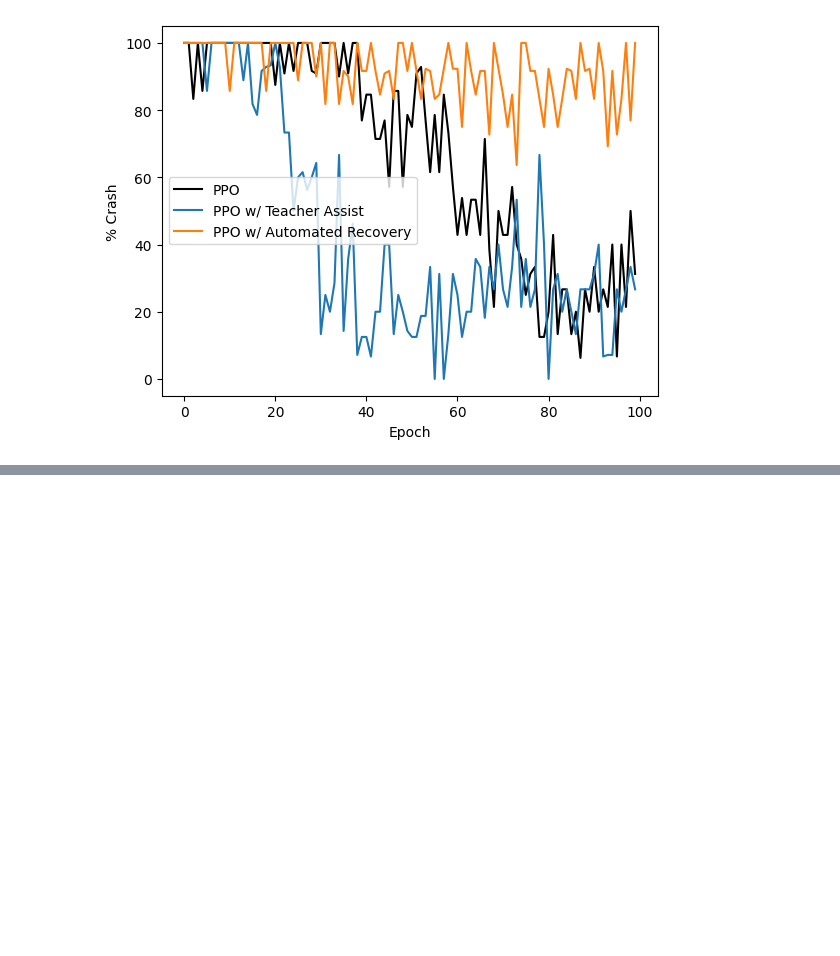
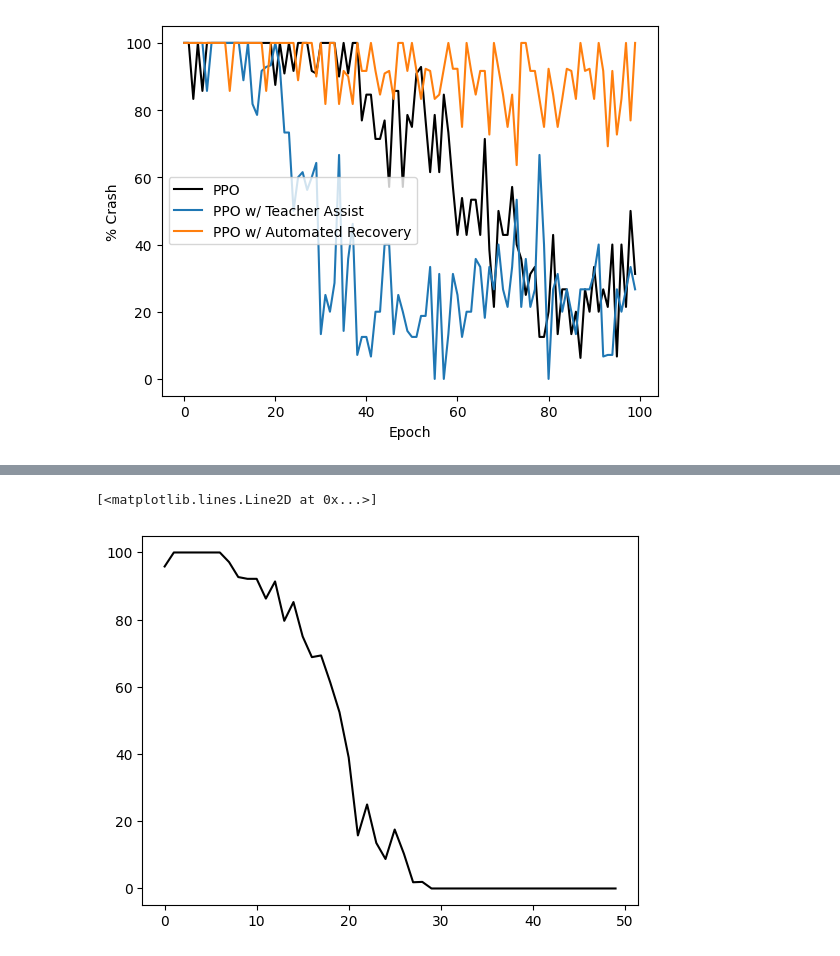
Before and after one commit to YashSax/TVC_RL, a Jupyter notebook: visualize_results.ipynb, the cells around one changed output, grey strips where cells are left out. Saved outputs shown, nothing was run; the diff lists cells and outputs as text; code cells hidden in the pictures; blank space fills up the shorter version.

```diff
--- a/visualize_results.ipynb
+++ b/visualize_results.ipynb
@@ -63,0 +78,5 @@ plt.show()
+# %%
+plt.plot(baseline_ppo_recovery['Epoch'], baseline_ppo_recovery['%Crash'], 'k-', label='Vanilla PPO')
+# %% [output]
+[<matplotlib.lines.Line2D at 0x...>]
+[figure, added]
```
Also changed, not shown: parts of 1 cell of this notebook, 6 other files.
